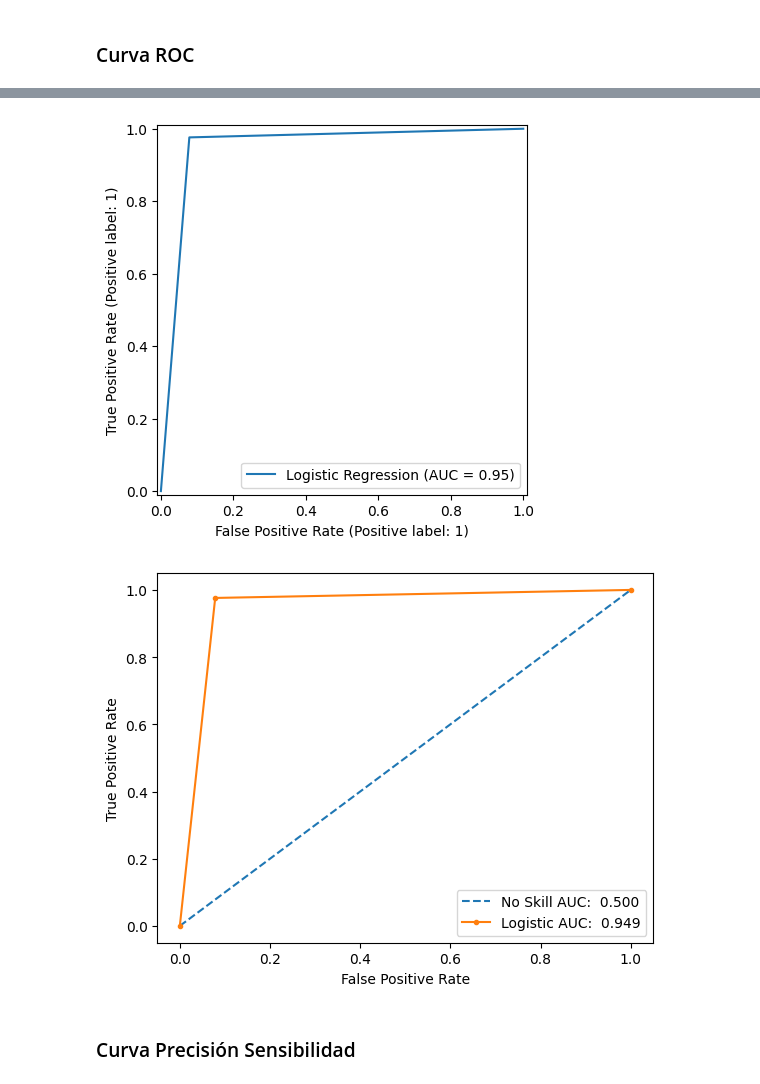
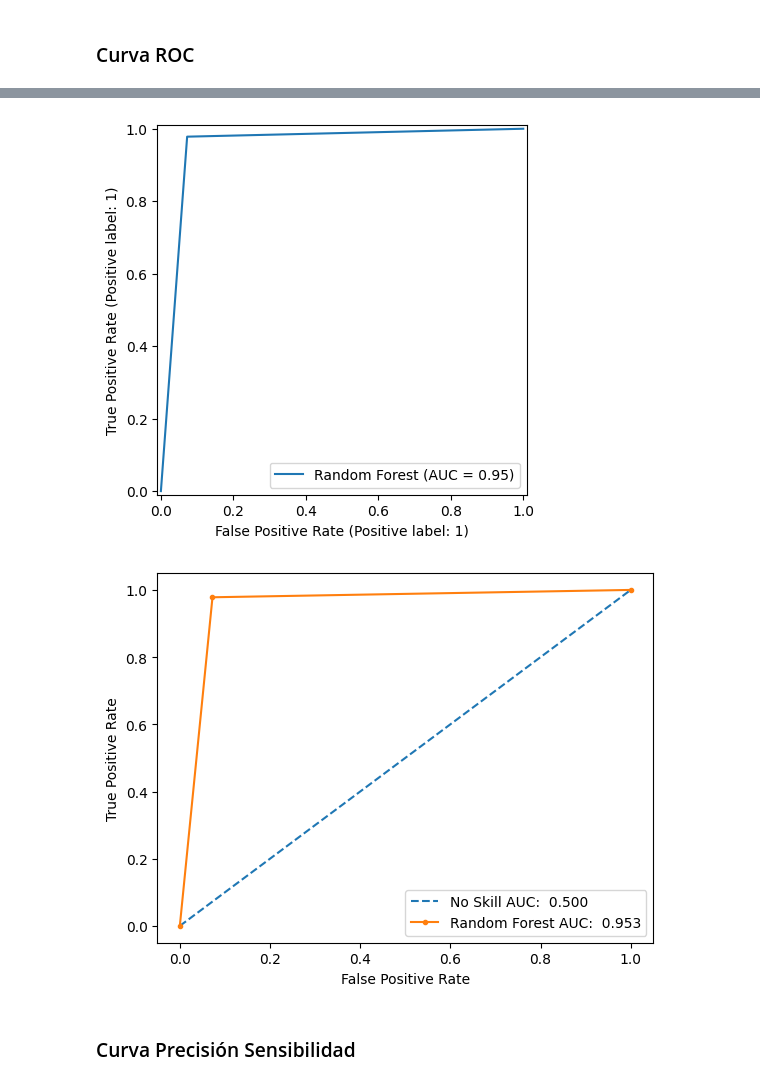
Before and after one commit to VillaltaE/Hackthon_NoCountry_65, a Jupyter notebook: data-science/Predictivo_RF_Netflix.ipynb, the cells around one changed output, grey strips where cells are left out. Drawn from its saved outputs; the diff is of its cells as text; code cells hidden in the pictures.

```diff
--- a/data-science/Predictivo_RF_Netflix.ipynb
+++ b/data-science/Predictivo_RF_Netflix.ipynb
@@ -93,12 +101,12 @@ X_train.shape, X_test.shape
 # %%
-clf = Pipeline(steps=[
+rf = Pipeline(steps=[
     ("preprocess", preprocessor),
     ("model", RandomForest(max_depth=5))
 ])
 # %% [markdown]
 ## **Entrenar**
 # %%
-clf.fit(X_train, y_train)
+rf.fit(X_train, y_train)
 # %% [output]
 Pipeline(steps=[('preprocess',
                  ColumnTransformer(remainder='passthrough',
@@ -117,7 +126,7 @@ Pipeline(steps=[('preprocess',
 # %% [markdown]
 ### Validación del modelo a partir de un conjunto de datos
 # %%
-y_val_pred = clf.predict(X_val)
+y_val_pred = rf.predict(X_val)
 # %% [markdown]
 ### Reporte de métricas de clasificación
 # %%
@@ -152,4 +162,4 @@ print(roc_curve(y_val, y_val_pred))
 # %%
-RocCurveDisplay.from_predictions(y_val,y_val_pred,name='Logistic Regression');
+RocCurveDisplay.from_predictions(y_val,y_val_pred,name='Random Forest');
 # %% [output]
-[figure, old version]
+[figure, new version]
@@ -162,24 +169,24 @@ from sklearn.metrics import roc_auc_score
 ns_probs = [0 for _ in range(len(y_test))]
 # Calculo de la métrica auc
 ns_auc = roc_auc_score(y_val, ns_probs)
-lr_auc = roc_auc_score(y_val, y_val_pred)
+rf_auc = roc_auc_score(y_val, y_val_pred)
 
 # Cáculo de la curva roc
 ns_fpr, ns_tpr, t = roc_curve(y_val, ns_probs)
-lr_fpr, lr_tpr, t = roc_curve(y_val, y_val_pred)
+rf_fpr, lr_tpr, t = roc_curve(y_val, y_val_pred)
 # %%
 #Gráfico de la curva ROC
 plt.plot(ns_fpr, ns_tpr, linestyle='--', label=f'No Skill AUC: {ns_auc: .3f}')
-plt.plot(lr_fpr, lr_tpr, marker='.', label=f'Logistic AUC: {lr_auc: .3f}')
+plt.plot(rf_fpr, lr_tpr, marker='.', label=f'Random Forest AUC: {rf_auc: .3f}')
 # Etiquetas de los ejes
 plt.xlabel('False Positive Rate')
 plt.ylabel('True Positive Rate')
 # Mostrar la leyenda
 plt.legend()
 # Mostrar el gráfico
 plt.show()
 # %% [output]
-[figure, old version]
+[figure, new version]
 # %% [markdown]
 ### Curva Precisión Sensibilidad
 # %%
```
Also changed, not shown: parts of 40 cells of this notebook, 2 other files.
